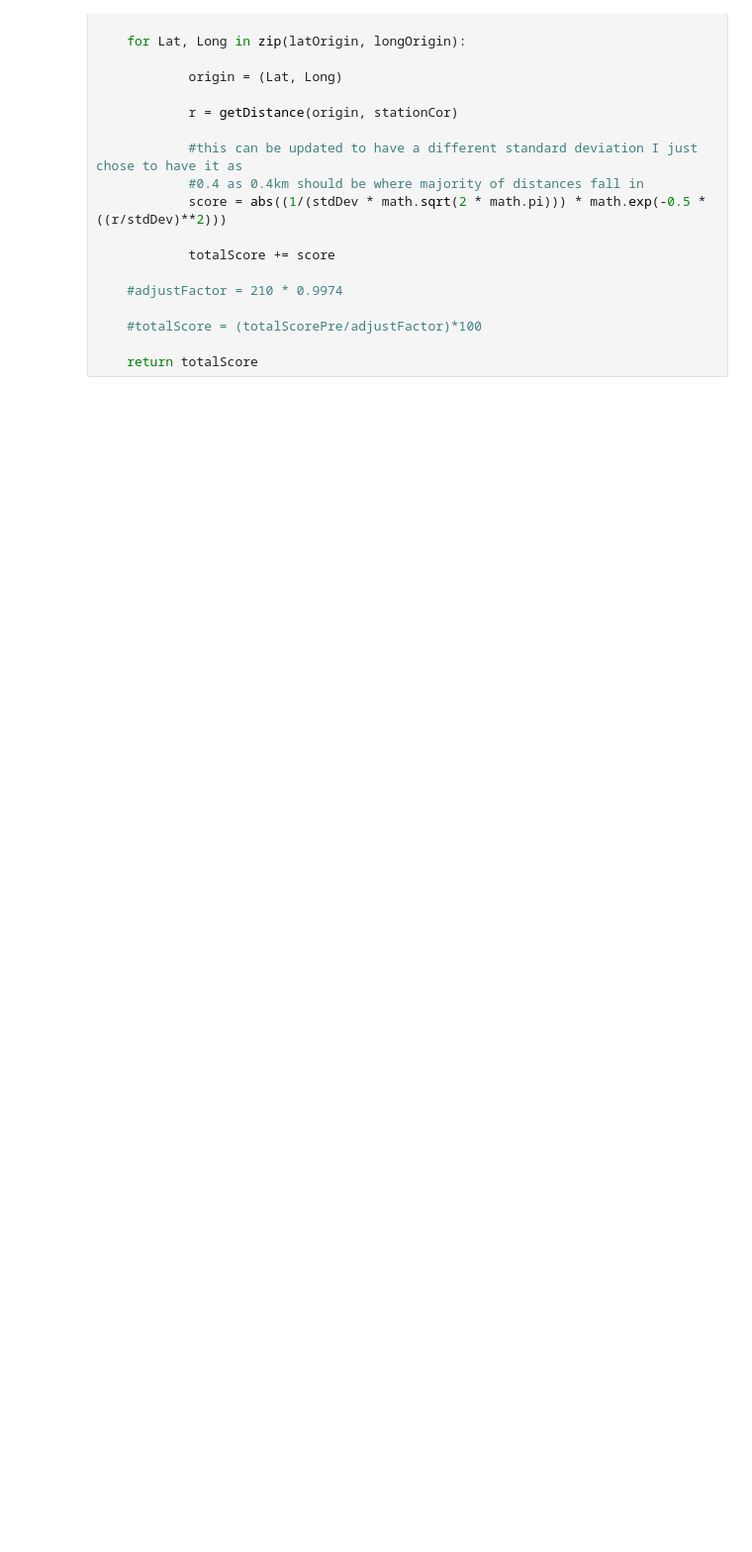
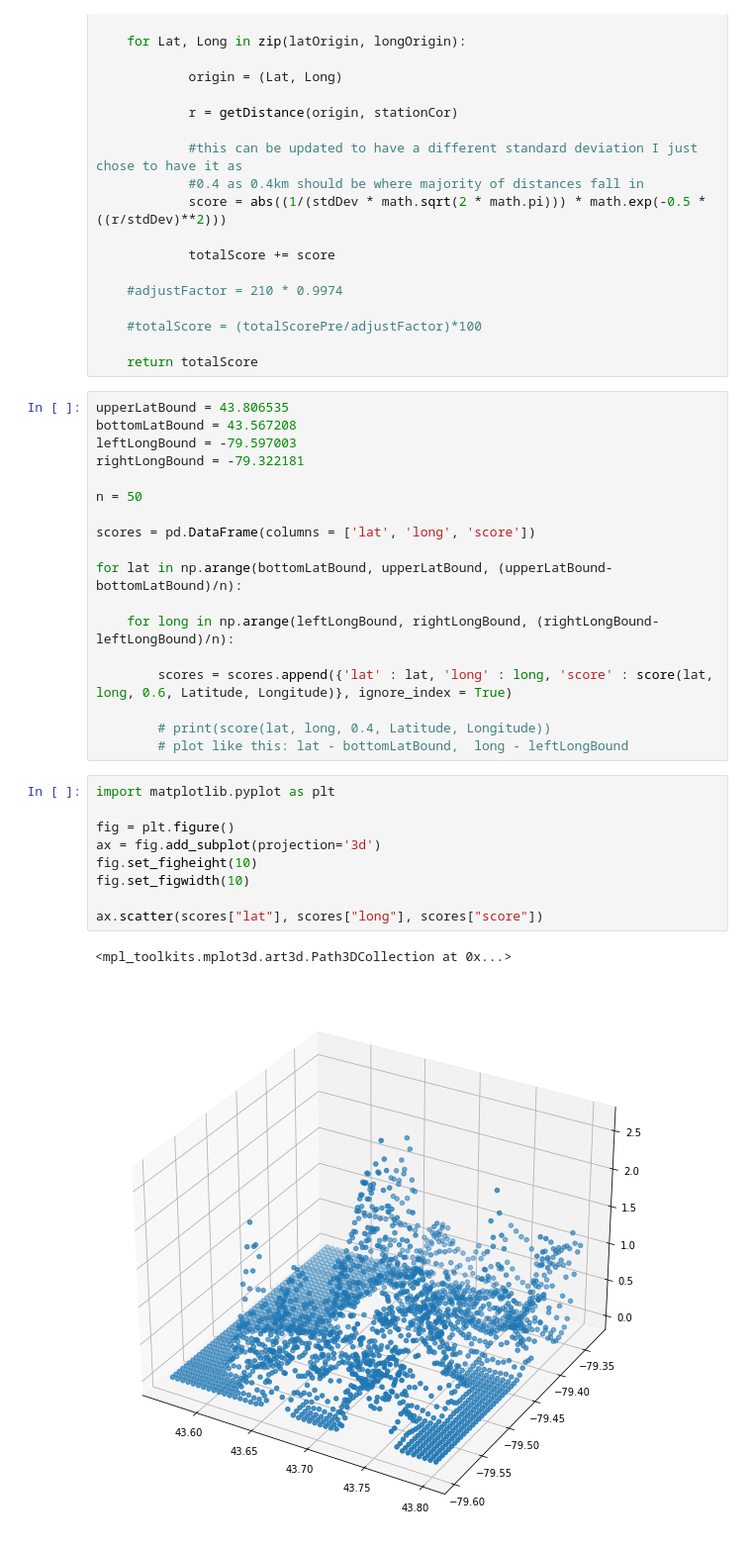
Before and after one commit to geotrieu/transit-ai, a Jupyter notebook: src/preprocessing.ipynb, the cells around one changed output. Shown at 99% size. Saved outputs shown, nothing was run; the diff lists cells and outputs as text; blank space fills up the shorter version.

Commit message:
added score heatmap

```diff
--- a/src/preprocessing.ipynb
+++ b/src/preprocessing.ipynb
@@ -167,3 +167,33 @@ def score(latStation, longStation, stdDev, latOrigin, longOrigin):
     #totalScore = (totalScorePre/adjustFactor)*100
 
     return totalScore
+# %%
+upperLatBound = 43.806535
+bottomLatBound = 43.567208
+leftLongBound = -79.597003
+rightLongBound = -79.322181
+
+n = 50
+
+scores = pd.DataFrame(columns = ['lat', 'long', 'score'])
+
+for lat in np.arange(bottomLatBound, upperLatBound, (upperLatBound-bottomLatBound)/n):
+
+    for long in np.arange(leftLongBound, rightLongBound, (rightLongBound-leftLongBound)/n):
+
+        scores = scores.append({'lat' : lat, 'long' : long, 'score' : score(lat, long, 0.6, Latitude, Longitude)}, ignore_index = True)
+
+        # print(score(lat, long, 0.4, Latitude, Longitude))
+        # plot like this: lat - bottomLatBound,  long - leftLongBound
+# %%
+import matplotlib.pyplot as plt
+
+fig = plt.figure()
+ax = fig.add_subplot(projection='3d')
+fig.set_figheight(10)
+fig.set_figwidth(10)
+
+ax.scatter(scores["lat"], scores["long"], scores["score"])
+# %% [output]
+<mpl_toolkits.mplot3d.art3d.Path3DCollection at 0x...>
+[figure, added]
```
